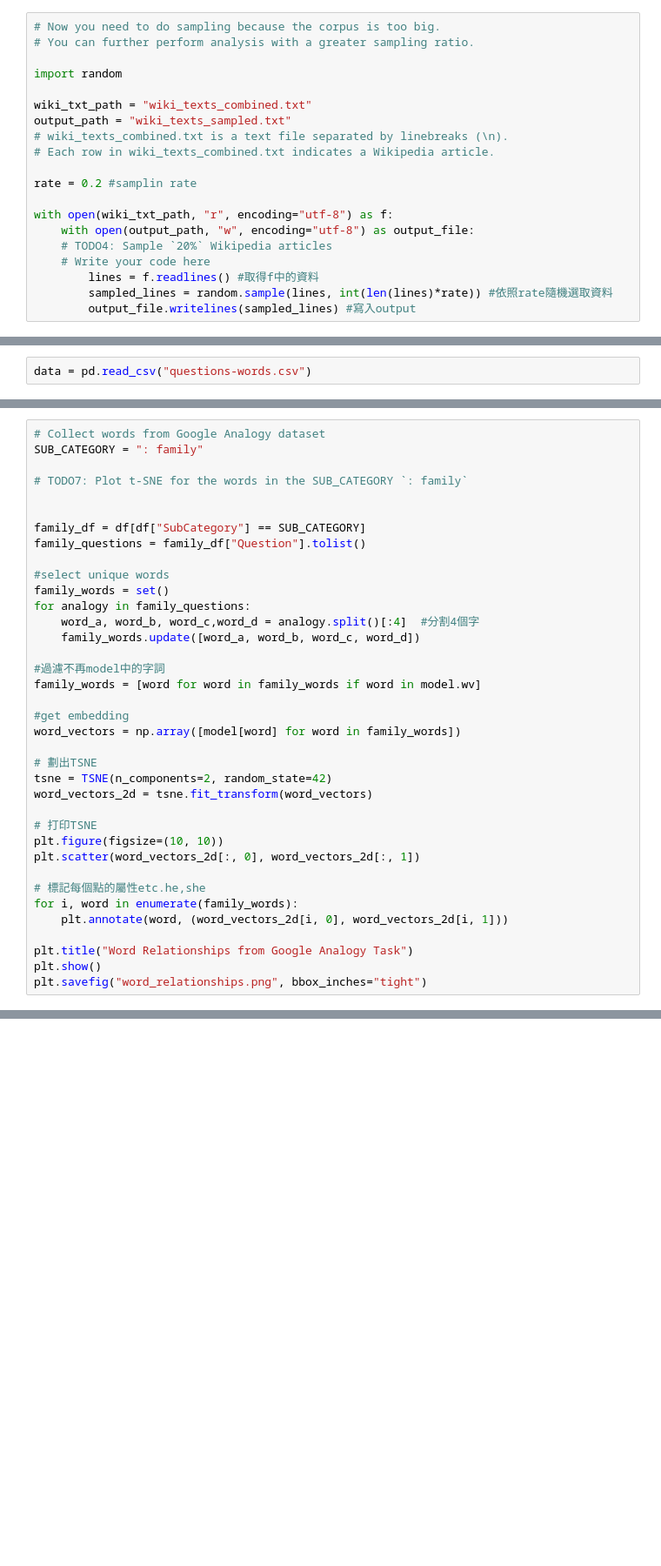
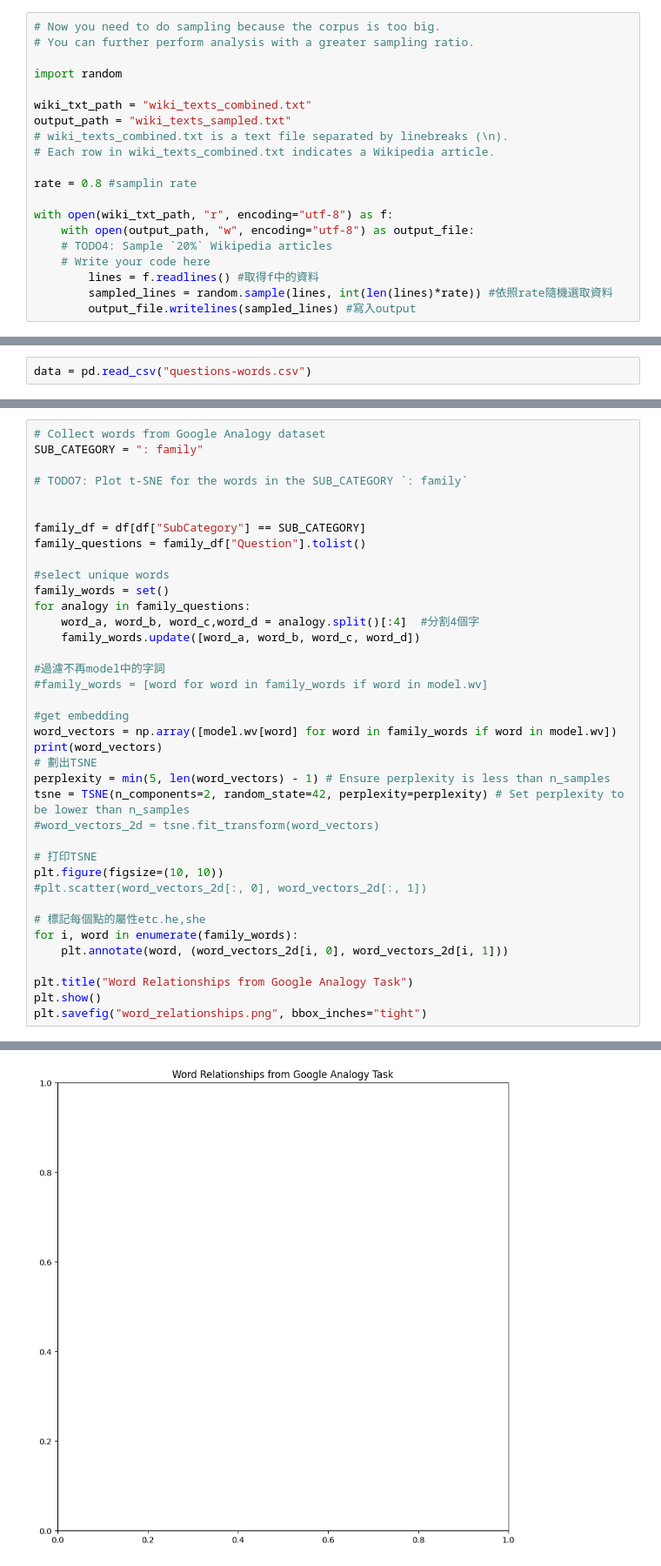
Before and after one commit to VictorSwankyTiger/DM2024-Lab1-Homework, a Jupyter notebook: main.ipynb, the cells around one changed output, grey strips where cells are left out. Shown: that part at 87% size. Cells and saved outputs as stored; diff of their text form; blank space fills up the shorter version.

```diff
--- a/main.ipynb
+++ b/main.ipynb
@@ -305,7 +299,7 @@ output_path = "wiki_texts_sampled.txt"
 # wiki_texts_combined.txt is a text file separated by linebreaks (\n).
 # Each row in wiki_texts_combined.txt indicates a Wikipedia article.
 
-rate = 0.2 #samplin rate
+rate = 0.8 #samplin rate
 
 with open(wiki_txt_path, "r", encoding="utf-8") as f:
     with open(output_path, "w", encoding="utf-8") as output_file:
@@ -415,18 +409,19 @@ for analogy in family_questions:
     family_words.update([word_a, word_b, word_c, word_d])
 
 #過濾不再model中的字詞
-family_words = [word for word in family_words if word in model.wv]
+#family_words = [word for word in family_words if word in model.wv]
 
 #get embedding
-word_vectors = np.array([model[word] for word in family_words])
-
+word_vectors = np.array([model.wv[word] for word in family_words if word in model.wv])
+print(word_vectors)
 # 劃出TSNE
-tsne = TSNE(n_components=2, random_state=42)
-word_vectors_2d = tsne.fit_transform(word_vectors)
+perplexity = min(5, len(word_vectors) - 1) # Ensure perplexity is less than n_samples
+tsne = TSNE(n_components=2, random_state=42, perplexity=perplexity) # Set perplexity to be lower than n_samples
+#word_vectors_2d = tsne.fit_transform(word_vectors)
 
 # 打印TSNE
 plt.figure(figsize=(10, 10))
-plt.scatter(word_vectors_2d[:, 0], word_vectors_2d[:, 1])
+#plt.scatter(word_vectors_2d[:, 0], word_vectors_2d[:, 1])
 
 # 標記每個點的屬性etc.he,she
 for i, word in enumerate(family_words):
@@ -439,0 +435 @@ ValueError: perplexity must be less than n_samples
+[figure, added]
```
Also changed, not shown: parts of 7 cells of this notebook.
